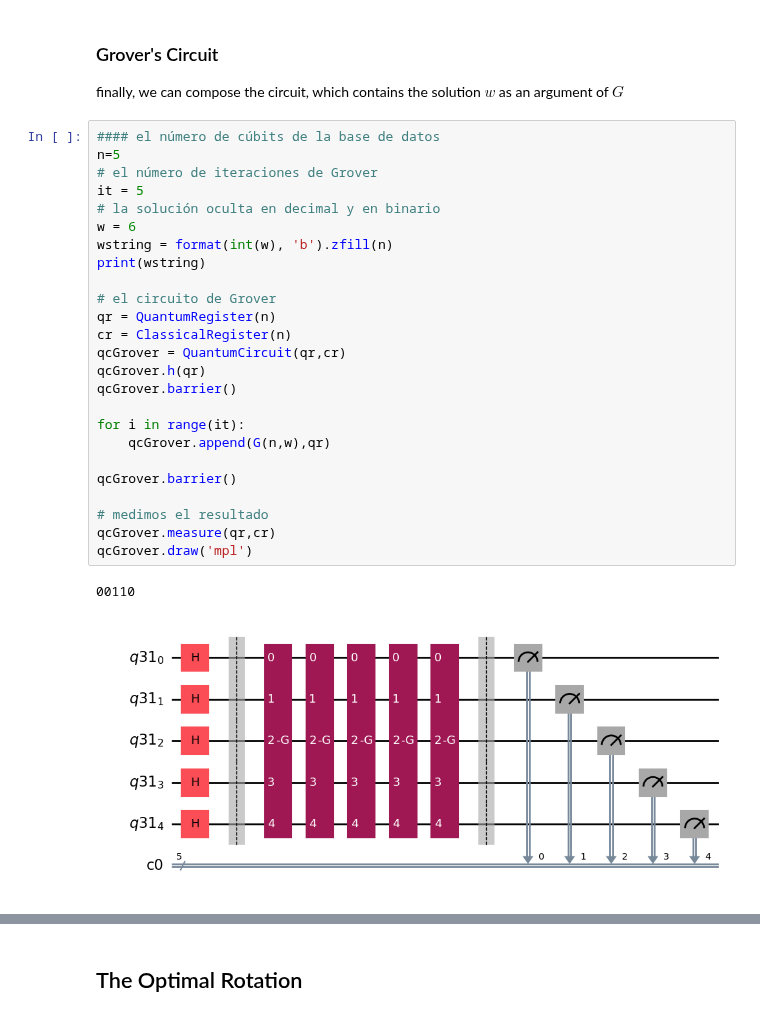
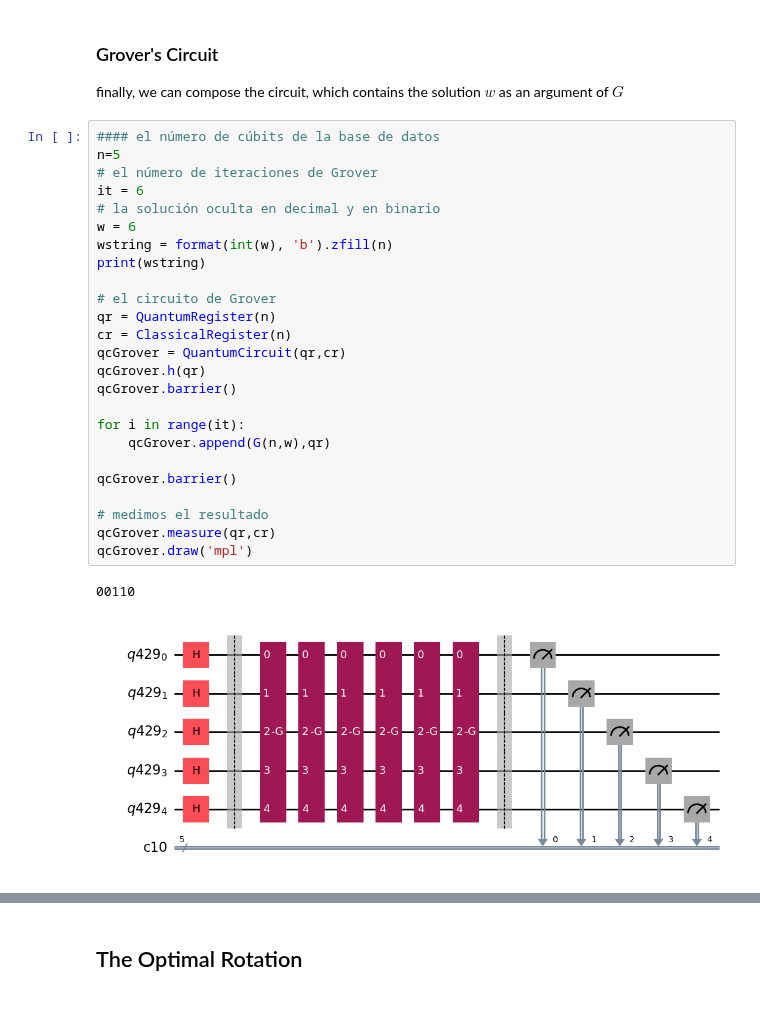
Before and after one commit to jamasole/Quantum_Information_Concepts_and_Tools, a Jupyter notebook: 03_Basic_quantum_computing/036_Search_algo.ipynb, the cells around one changed output, grey strips where cells are left out. Cells and saved outputs as stored; diff of their text form.

```diff
--- a/03_Basic_quantum_computing/036_Search_algo.ipynb
+++ b/03_Basic_quantum_computing/036_Search_algo.ipynb
@@ -424,31 +432,31 @@ finally, we can compose the circuit, which contains the solution $w$ as an argum
 # %%
 #### el número de cúbits de la base de datos
 n=5
 # el número de iteraciones de Grover
-it = 5
+it = 6
 # la solución oculta en decimal y en binario
 w = 6
 wstring = format(int(w), 'b').zfill(n)
 print(wstring)
 
 # el circuito de Grover
 qr = QuantumRegister(n)
 cr = ClassicalRegister(n)
 qcGrover = QuantumCircuit(qr,cr)
 qcGrover.h(qr)
 qcGrover.barrier()
 
 for i in range(it):
     qcGrover.append(G(n,w),qr)
 
 qcGrover.barrier()
 
 # medimos el resultado
 qcGrover.measure(qr,cr)
 qcGrover.draw('mpl')
 # %% [output]
 00110
-[figure, old version]
+[figure, new version]
 # %%
 from qiskit_aer import AerSimulator
 from qiskit.compiler import transpile
```
Also changed, not shown: parts of 26 cells of this notebook, 1 other file.
